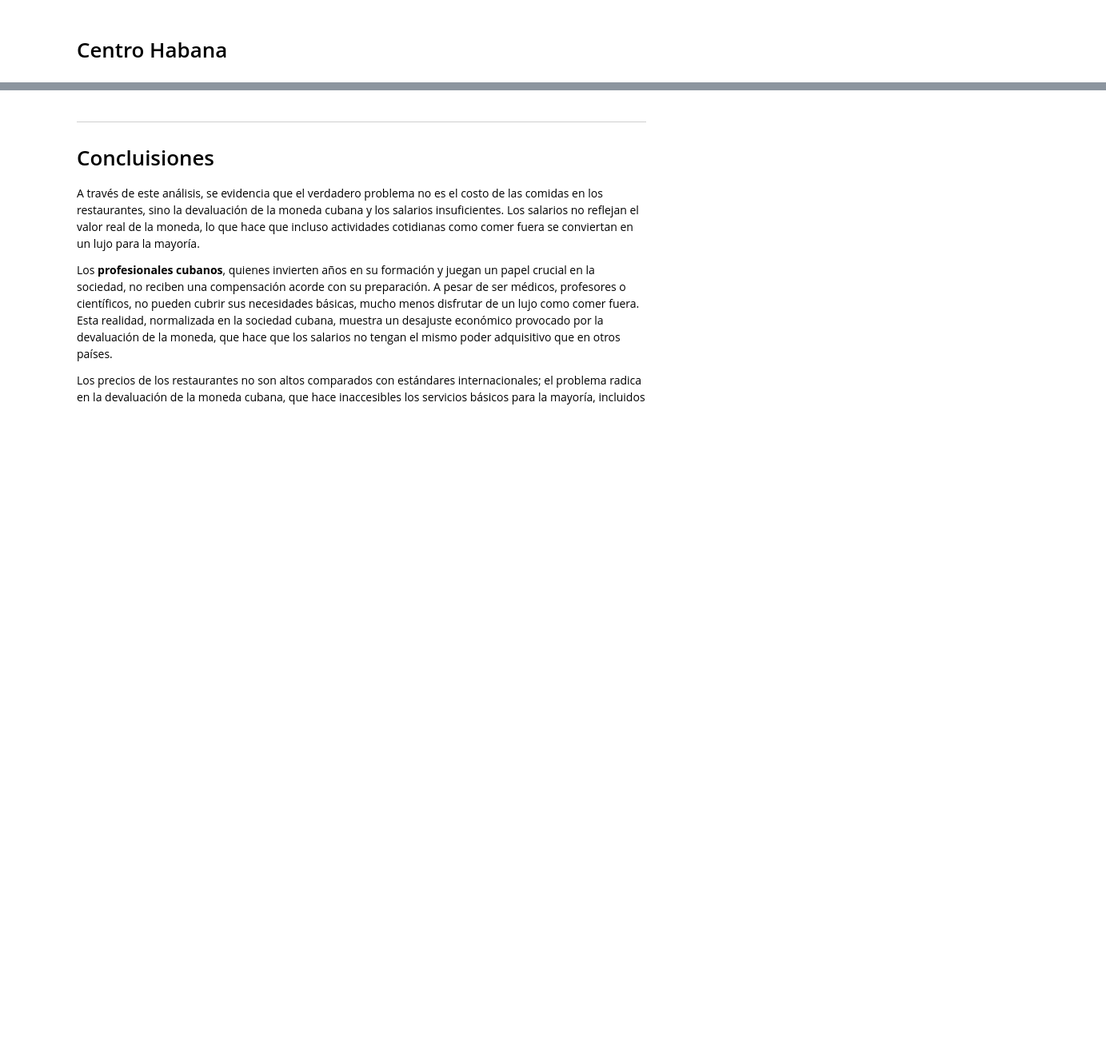
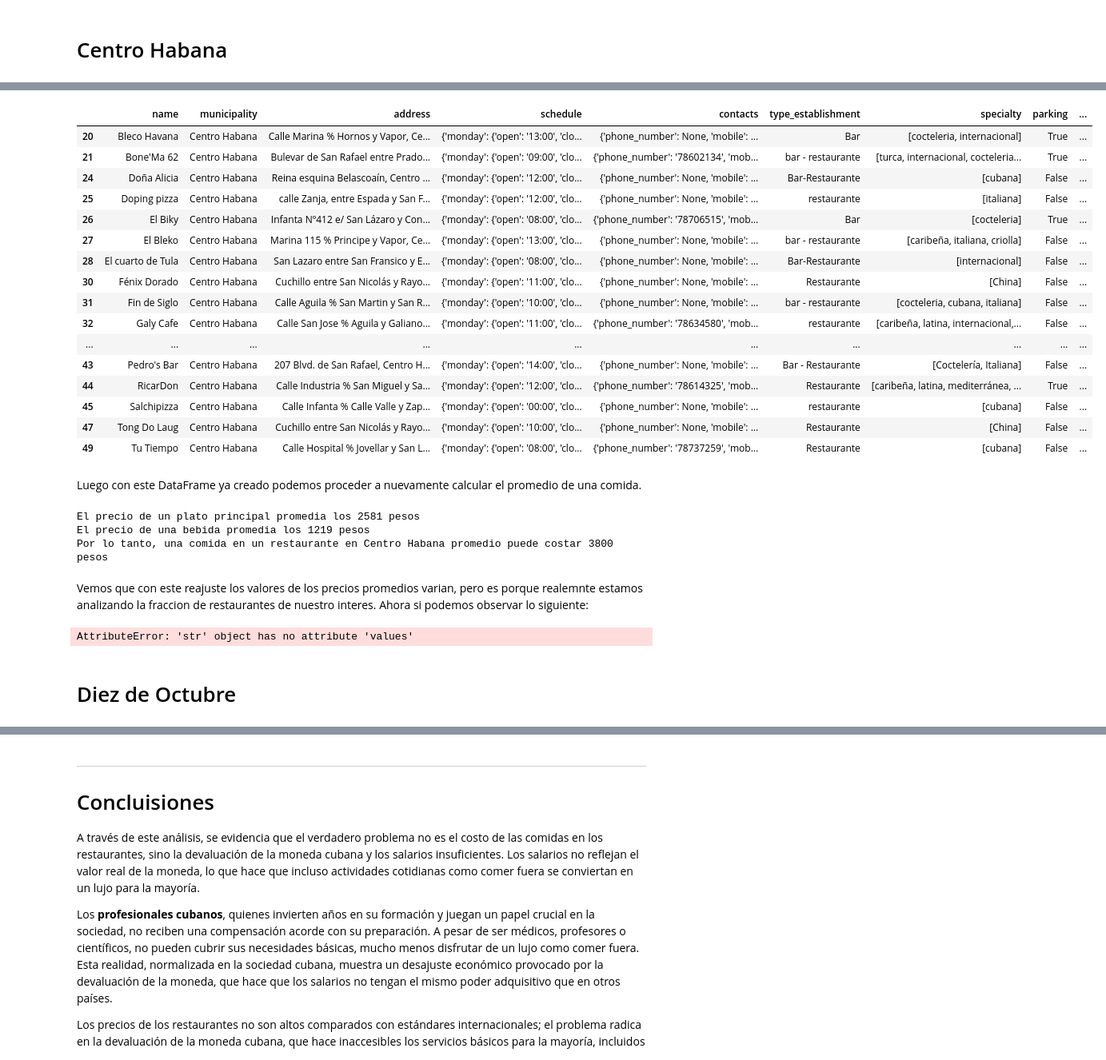
Before and after one commit to angie-rosquet/PROYECTEO-PRO-ICD, a Jupyter notebook: Un_Lujo_Para_El_Paladar.ipynb, the cells around one changed output, grey strips where cells are left out. Shown at 80% size. Drawn from its saved outputs; the diff is of its cells as text; code cells hidden in the pictures; blank space fills up the shorter version.

```diff
--- a/Un_Lujo_Para_El_Paladar.ipynb
+++ b/Un_Lujo_Para_El_Paladar.ipynb
@@ -202,0 +250,42 @@ Las 15 gráficas de los municipios de La Habana ofrecen una representación visu
+# %%
+analisis_1 = bp.filter_restaurants_not_name(categories,"Centro Habana", ["Ivonne Café", "Cafe Bulevar"])
+analisis_1
+# %% [output]
+|  | name | municipality | address | schedule | contacts | type_establishment | specialty | parking | ... |
+| 20 | Bleco Havana | Centro Habana | Calle Marina % Hornos y Vapor, Ce... | {'monday': {'open': '13:00', 'clo... | {'phone_number': None, 'mobile': ... | Bar | [cocteleria, internacional] | True | ... |
+| 21 | Bone'Ma 62 | Centro Habana | Bulevar de San Rafael entre Prado... | {'monday': {'open': '09:00', 'clo... | {'phone_number': '78602134', 'mob... | bar - restaurante | [turca, internacional, cocteleria... | True | ... |
+| 24 | Doña Alicia | Centro Habana | Reina esquina Belascoaín, Centro ... | {'monday': {'open': '12:00', 'clo... | {'phone_number': None, 'mobile': ... | Bar-Restaurante | [cubana] | False | ... |
+| 25 | Doping pizza | Centro Habana | calle Zanja, entre Espada y San F... | {'monday': {'open': '12:00', 'clo... | {'phone_number': None, 'mobile': ... | restaurante | [italiana] | False | ... |
+| 26 | El Biky | Centro Habana | Infanta Nº412 e/ San Lázaro y Con... | {'monday': {'open': '08:00', 'clo... | {'phone_number': '78706515', 'mob... | Bar | [cocteleria] | True | ... |
+| 27 | El Bleko | Centro Habana | Marina 115 % Principe y Vapor, Ce... | {'monday': {'open': '13:00', 'clo... | {'phone_number': None, 'mobile': ... | bar - restaurante | [caribeña, italiana, criolla] | False | ... |
+| 28 | El cuarto de Tula | Centro Habana | San Lazaro entre San Fransico y E... | {'monday': {'open': '08:00', 'clo... | {'phone_number': None, 'mobile': ... | Bar-Restaurante | [internacional] | False | ... |
+| 30 | Fénix Dorado | Centro Habana | Cuchillo entre San Nicolás y Rayo... | {'monday': {'open': '11:00', 'clo... | {'phone_number': None, 'mobile': ... | Restaurante | [China] | False | ... |
+| 31 | Fin de Siglo | Centro Habana | Calle Aguila % San Martin y San R... | {'monday': {'open': '10:00', 'clo... | {'phone_number': None, 'mobile': ... | bar - restaurante | [cocteleria, cubana, italiana] | False | ... |
+| 32 | Galy Cafe | Centro Habana | Calle San Jose % Aguila y Galiano... | {'monday': {'open': '11:00', 'clo... | {'phone_number': '78634580', 'mob... | restaurante | [caribeña, latina, internacional,... | False | ... |
+| ... | ... | ... | ... | ... | ... | ... | ... | ... | ... |
+| 43 | Pedro's Bar | Centro Habana | 207 Blvd. de San Rafael, Centro H... | {'monday': {'open': '14:00', 'clo... | {'phone_number': None, 'mobile': ... | Bar - Restaurante | [Coctelería, Italiana] | False | ... |
+| 44 | RicarDon | Centro Habana | Calle Industria % San Miguel y Sa... | {'monday': {'open': '12:00', 'clo... | {'phone_number': '78614325', 'mob... | Restaurante | [caribeña, latina, mediterránea, ... | True | ... |
+| 45 | Salchipizza | Centro Habana | Calle Infanta % Calle Valle y Zap... | {'monday': {'open': '00:00', 'clo... | {'phone_number': None, 'mobile': ... | restaurante | [cubana] | False | ... |
+| 47 | Tong Do Laug | Centro Habana | Cuchillo entre San Nicolás y Rayo... | {'monday': {'open': '10:00', 'clo... | {'phone_number': None, 'mobile': ... | Restaurante | [China] | False | ... |
+| 49 | Tu Tiempo | Centro Habana | Calle Hospital % Jovellar y San L... | {'monday': {'open': '08:00', 'clo... | {'phone_number': '78737259', 'mob... | Restaurante | [cubana] | False | ... |
+# %% [markdown]
+Luego con este DataFrame ya creado podemos proceder a nuevamente calcular el promedio de una comida.
+# %%
+prom_ch_mc_1 = bp.find_average_price_main_course(analisis_1 , "Centro Habana")
+print(f"El precio de un plato principal promedia los {prom_ch_mc_1} pesos" )
+prom_ch_d_1= bp.find_average_price_drinks(analisis_1, "Centro Habana")
+print(f"El precio de una bebida promedia los {prom_ch_d_1} pesos" )
+total_ch_1 = prom_ch_d_1 + prom_ch_mc_1
+print(f"Por lo tanto, una comida en un restaurante en Centro Habana promedio puede costar {total_ch_1} pesos")
+# %% [output]
+El precio de un plato principal promedia los 2581 pesos
+El precio de una bebida promedia los 1219 pesos
+Por lo tanto, una comida en un restaurante en Centro Habana promedio puede costar 3800 pesos
+# %% [markdown]
+Vemos que con este reajuste los valores de los precios promedios varian, pero es porque realemnte estamos analizando la fraccion de restaurantes de nuestro interes. Ahora si podemos observar lo siguiente:
+# %%
+bp.plot_salary_percentage(bp.json_salary_cuba, total_ch_1)
+# %% [output]
+AttributeError: 'str' object has no attribute 'values'
+# %% [markdown]
+# Diez de Octubre
```
Also changed, not shown: parts of 27 cells of this notebook, 6 other files.
